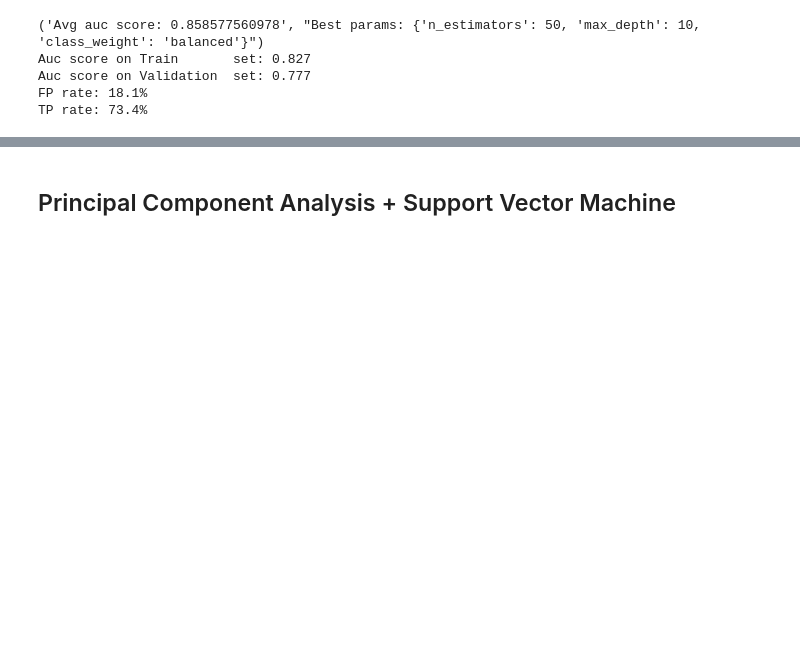
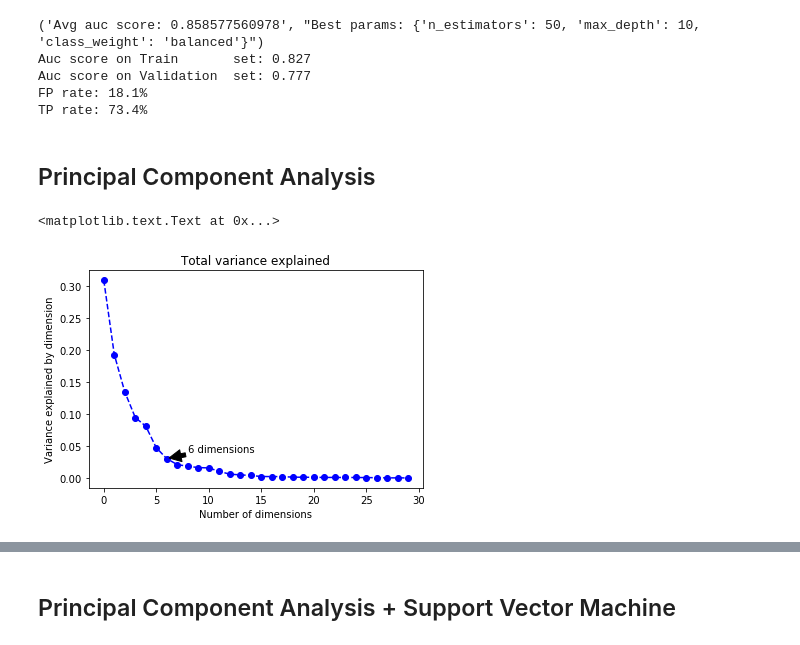
Before and after one commit to flsantos/startup_acquisition_forecast, a Jupyter notebook: modelling.ipynb, the cells around one changed output, grey strips where cells are left out. Drawn from its saved outputs; the diff is of its cells as text; code cells hidden in the pictures; blank space fills up the shorter version.

```diff
--- a/modelling.ipynb
+++ b/modelling.ipynb
@@ -87,3 +89,20 @@ Auc score on Train       set: 0.827
 Auc score on Validation  set: 0.777
 FP rate: 18.1%
 TP rate: 73.4%
+# %% [markdown]
+## Principal Component Analysis
+# %%
+dtrain_numeric = dtrain.iloc[:, :-1].filter(regex=('(number_of|avg_).*|.*(funding_total_usd|funding_rounds|_at)'))
+pca = PCA(n_components=30)
+
+pca.fit(dtrain_numeric)
+
+fig, ax = plt.subplots()
+plt.plot(pca.explained_variance_ratio_, marker='o', color='b', linestyle='dashed')
+ax.annotate('6 dimensions', xy=(6.2, pca.explained_variance_ratio_[6]+0.001), xytext=(8, 0.04),arrowprops=dict(facecolor='black', shrink=0.01),)
+plt.title('Total variance explained')
+plt.xlabel('Number of dimensions')
+plt.ylabel('Variance explained by dimension')
+# %% [output]
+<matplotlib.text.Text at 0x...>
+[figure, added]
```
Also changed, not shown: parts of 7 cells of this notebook, 4 other files.
